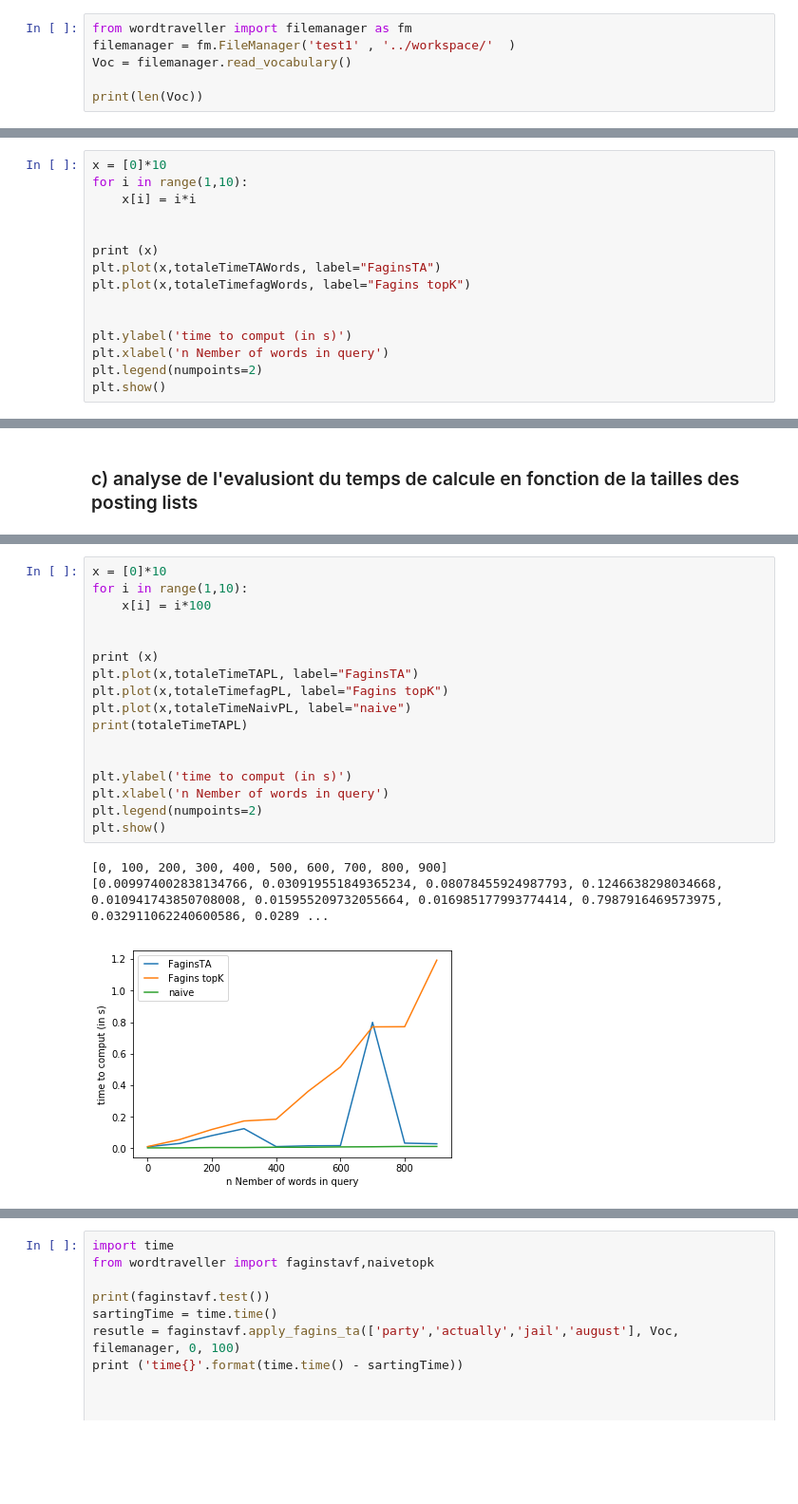
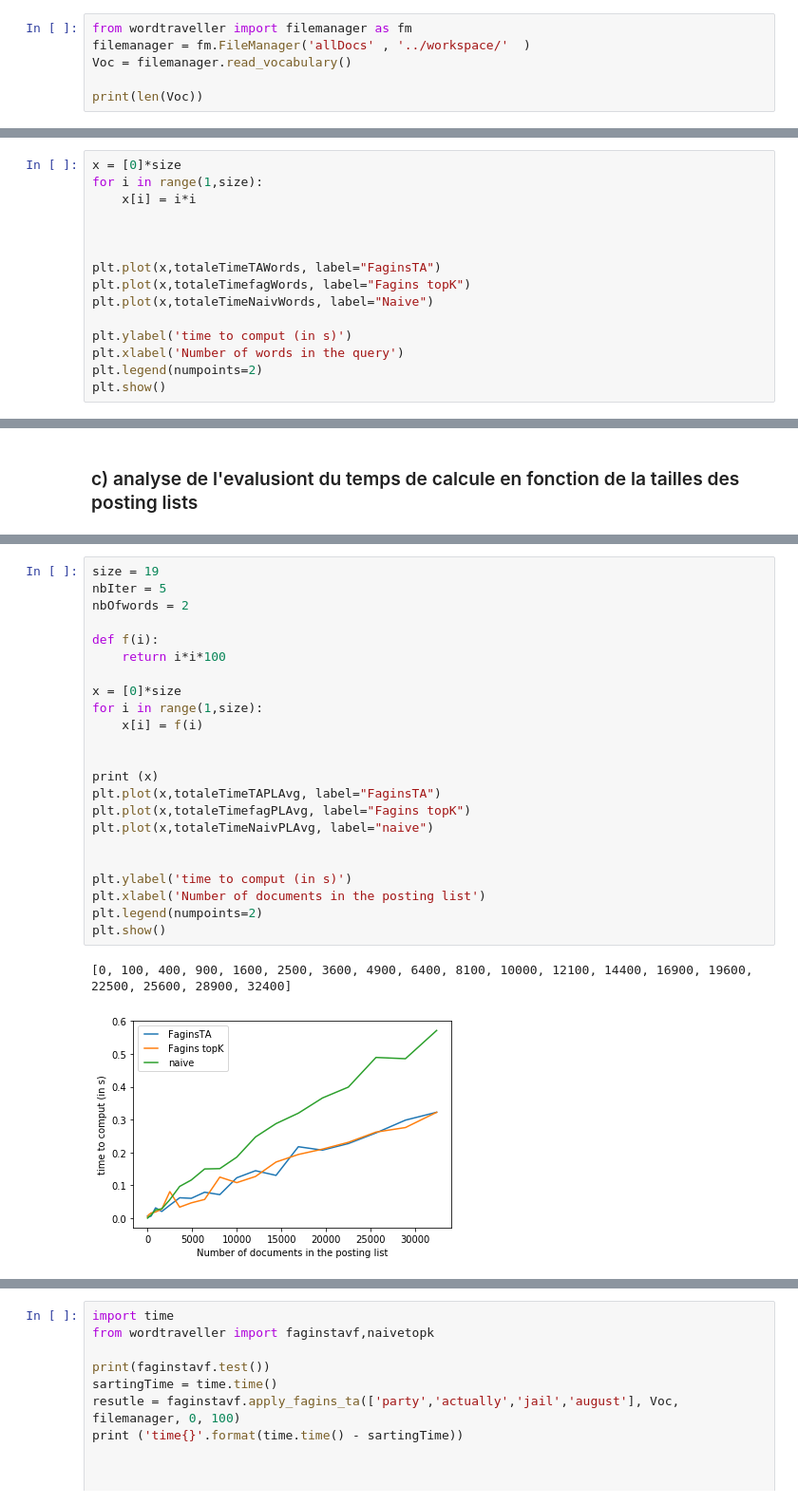
Before and after one commit to Zed314/WordTraveller, a Jupyter notebook: benchmark/BenchmarkQuery.ipynb, the cells around one changed output, grey strips where cells are left out. Shown at 95% size. Cells and saved outputs as stored; diff of their text form; blank space fills up the shorter version.

Commit message:
Benshmark for query

```diff
--- a/benchmark/BenchmarkQuery.ipynb
+++ b/benchmark/BenchmarkQuery.ipynb
@@ -8,7 +8,7 @@ import sys
 sys.path.insert(0, "..")
 # %%
 from wordtraveller import filemanager as fm
-filemanager = fm.FileManager('test1' , '../workspace/'  )
+filemanager = fm.FileManager('allDocs' , '../workspace/'  )
 Voc = filemanager.read_vocabulary()
 
 print(len(Voc))
@@ -224,16 +194,16 @@ time for creating posting lists 0.1602339744567871
 # %%
-x = [0]*10
-for i in range(1,10):
+x = [0]*size
+for i in range(1,size):
     x[i] = i*i
 
 
-print (x)
+
 plt.plot(x,totaleTimeTAWords, label="FaginsTA")
 plt.plot(x,totaleTimefagWords, label="Fagins topK")
-
+plt.plot(x,totaleTimeNaivWords, label="Naive")
 
 plt.ylabel('time to comput (in s)')
-plt.xlabel('n Nember of words in query')
+plt.xlabel('Number of words in the query')
 plt.legend(numpoints=2)
 plt.show()
 # %% [output]
@@ -301,21 +273,26 @@ time for creating posting lists 0.008942842483520508
 # %%
-x = [0]*10
-for i in range(1,10):
-    x[i] = i*100
+size = 19
+nbIter = 5
+nbOfwords = 2
+
+def f(i):
+    return i*i*100
+
+x = [0]*size
+for i in range(1,size):
+    x[i] = f(i)
 
 
 print (x)
-plt.plot(x,totaleTimeTAPL, label="FaginsTA")
-plt.plot(x,totaleTimefagPL, label="Fagins topK")
-plt.plot(x,totaleTimeNaivPL, label="naive")
-print(totaleTimeTAPL)
+plt.plot(x,totaleTimeTAPLAvg, label="FaginsTA")
+plt.plot(x,totaleTimefagPLAvg, label="Fagins topK")
+plt.plot(x,totaleTimeNaivPLAvg, label="naive")
 
 
 plt.ylabel('time to comput (in s)')
-plt.xlabel('n Nember of words in query')
+plt.xlabel('Number of documents in the posting list')
 plt.legend(numpoints=2)
 plt.show()
 # %% [output]
-[0, 100, 200, 300, 400, 500, 600, 700, 800, 900]
-[0.009974002838134766, 0.030919551849365234, 0.08078455924987793, 0.1246638298034668, 0.010941743850708008, 0.015955209732055664, 0.016985177993774414, 0.7987916469573975, 0.032911062240600586, 0.0289 ...
+[0, 100, 400, 900, 1600, 2500, 3600, 4900, 6400, 8100, 10000, 12100, 14400, 16900, 19600, 22500, 25600, 28900, 32400]
-[figure, old version]
+[figure, new version]
```
Also changed, not shown: parts of 12 cells of this notebook.
